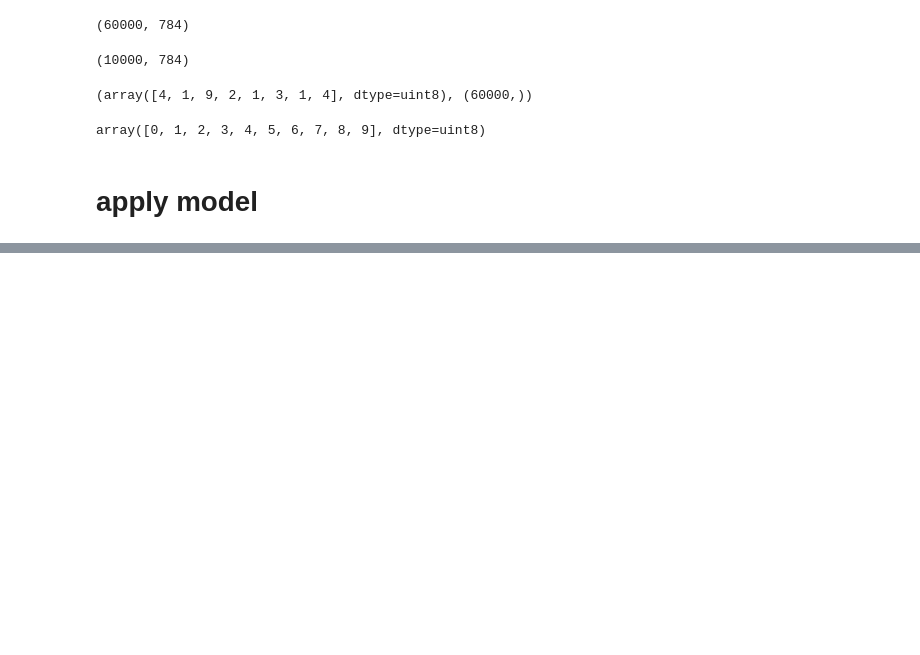
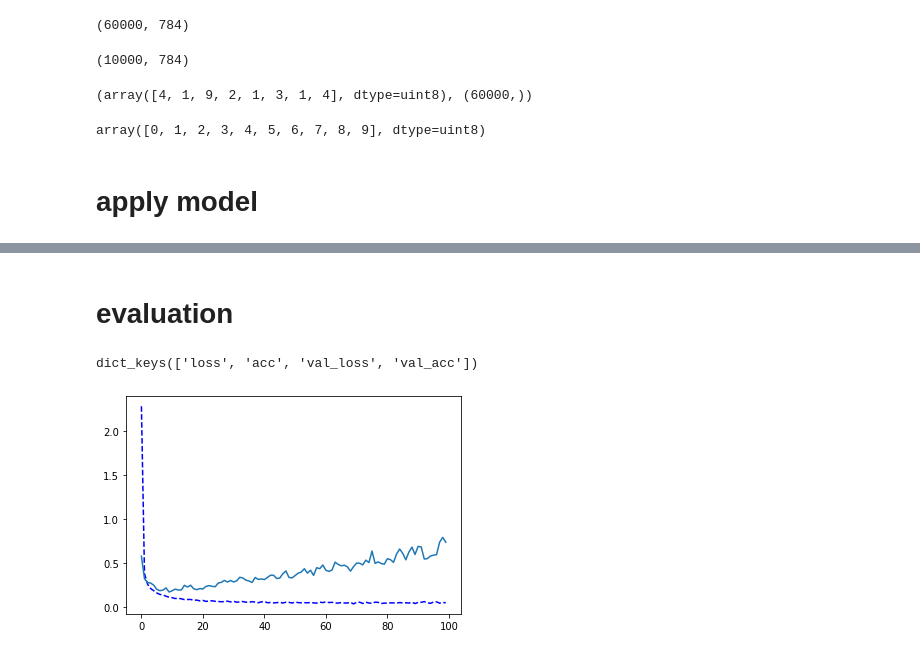
Before and after one commit to tecktonik08/test_deeplearning, a Jupyter notebook: mnist_classification.ipynb, the cells around one changed output, grey strips where cells are left out. Cells and saved outputs as stored; diff of their text form; code cells hidden in the pictures; blank space fills up the shorter version.

Commit message:
classification

```diff
--- a/mnist_classification.ipynb
+++ b/mnist_classification.ipynb
@@ -46,10 +62,13 @@ import tensorflow as tf
 # %%
 model = tf.keras.models.Sequential()
 
-model.add(tf.keras.Input(shape(784,))) # input layer
+model.add(tf.keras.Input(shape=(784,))) # input layer
 model.add(tf.keras.layers.Dense(64, activation='relu')) # hidden layer
 model.add(tf.keras.layers.Dense(64, activation='relu')) # hidden layer
 # 결과값 3개 이상 softmax 사용, 결과 binary --> sigmoid 사용
 model.add(tf.keras.layers.Dense(10, activation='softmax')) # output layer
 
-model.compile()
+# regression --> loss : mse
+# bianry classification --> loss : binary crossentropy
+# over 3 classification --> loss : categorical crossentropy(onehot encoding), spars_categorical_crossentropy(onehot encoding X)
+model.compile(optimizer='adam', loss='sparse_categorical_crossentropy', metrics=['acc'])
@@ -55,0 +80,2 @@ model.compile()
+# %%
+hist = model.fit(x_train, y_train, epochs=100, validation_split=0.3)
@@ -55,0 +108,14 @@ model.compile()
+# %% [markdown]
+# evaluation
+# %%
+hist.history.keys()
+# %% [output]
+dict_keys(['loss', 'acc', 'val_loss', 'val_acc'])
+# %%
+import matplotlib.pyplot as plot
+
+plt.plot(hist.history['loss'], 'b--')
+plt.plot(hist.history['val_loss'])
+plt.show()
+# %% [output]
+[figure, added]
```
Also changed, not shown: parts of 11 cells of this notebook.
